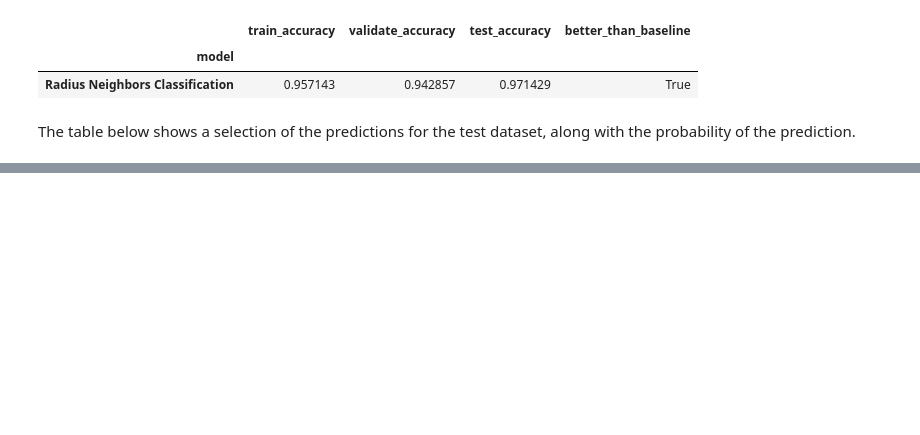
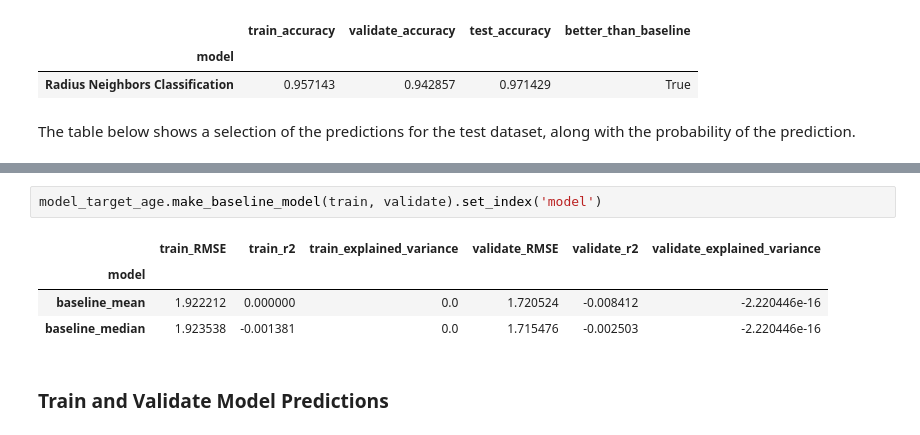
Before and after one commit to stephenfitzsimon/possum-regression, a Jupyter notebook: possum_models.ipynb, the cells around one changed output, grey strips where cells are left out. Drawn from its saved outputs; the diff is of its cells as text; blank space fills up the shorter version.

```diff
--- a/possum_models.ipynb
+++ b/possum_models.ipynb
@@ -667,0 +719,9 @@ explore_target_age.make_correlation_plots(train)
+# %%
+model_target_age.make_baseline_model(train, validate).set_index('model')
+# %% [output]
+|  | train_RMSE | train_r2 | train_explained_variance | validate_RMSE | validate_r2 | validate_explained_variance |
+| model |  |  |  |  |  |  |
+| baseline_mean | 1.922212 | 0.000000 | 0.0 | 1.720524 | -0.008412 | -2.220446e-16 |
+| baseline_median | 1.923538 | -0.001381 | 0.0 | 1.715476 | -0.002503 | -2.220446e-16 |
+# %% [markdown]
+### Train and Validate Model Predictions
```
Also changed, not shown: parts of 14 cells of this notebook, 4 other files.
